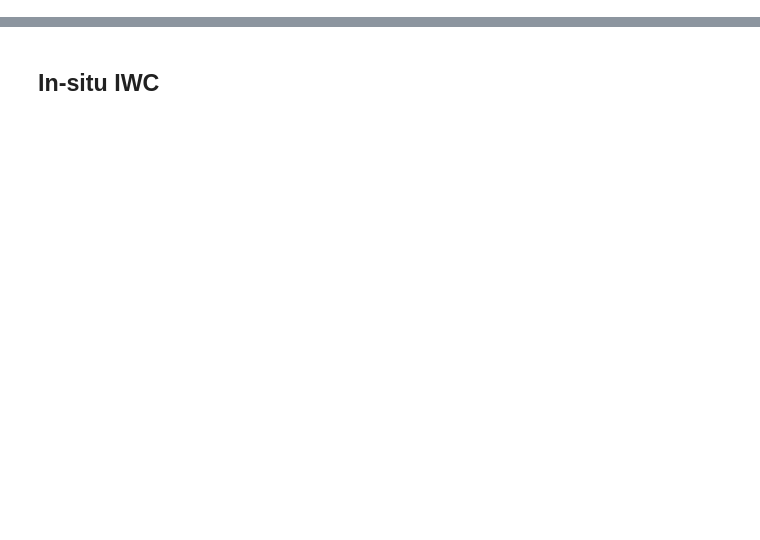
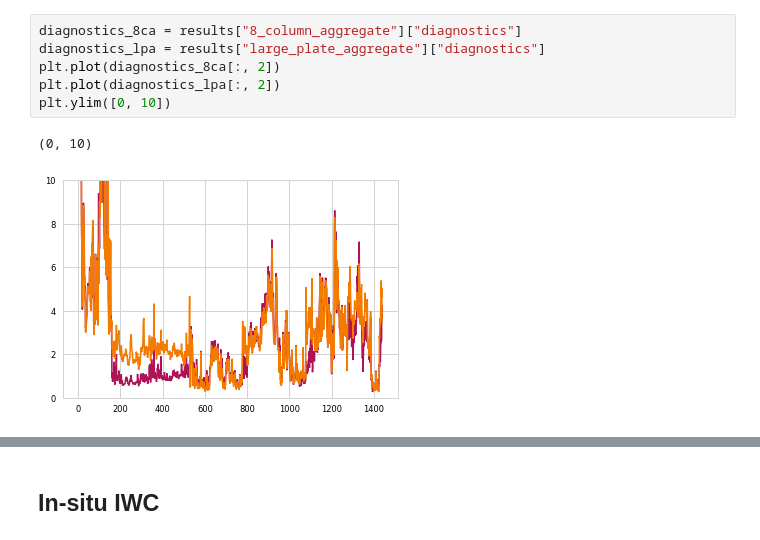
Before and after one commit to simonpf/ismar_combined, a Jupyter notebook: notebooks/results.ipynb, the cells around one changed output, grey strips where cells are left out. Cells and saved outputs as stored; diff of their text form; blank space fills up the shorter version.

Commit message:
Added plots for poster.

```diff
--- a/notebooks/results.ipynb
+++ b/notebooks/results.ipynb
@@ -155,0 +8,9 @@ plt.pcolormesh(xx, yy, 100 * rh.T, norm = Normalize(vmin = 0, vmax = 100))
+# %%
+diagnostics_8ca = results["8_column_aggregate"]["diagnostics"]
+diagnostics_lpa = results["large_plate_aggregate"]["diagnostics"]
+plt.plot(diagnostics_8ca[:, 2])
+plt.plot(diagnostics_lpa[:, 2])
+plt.ylim([0, 10])
+# %% [output]
+(0, 10)
+[figure, added]
```
Also changed, not shown: parts of 38 cells of this notebook, 6 other files.
